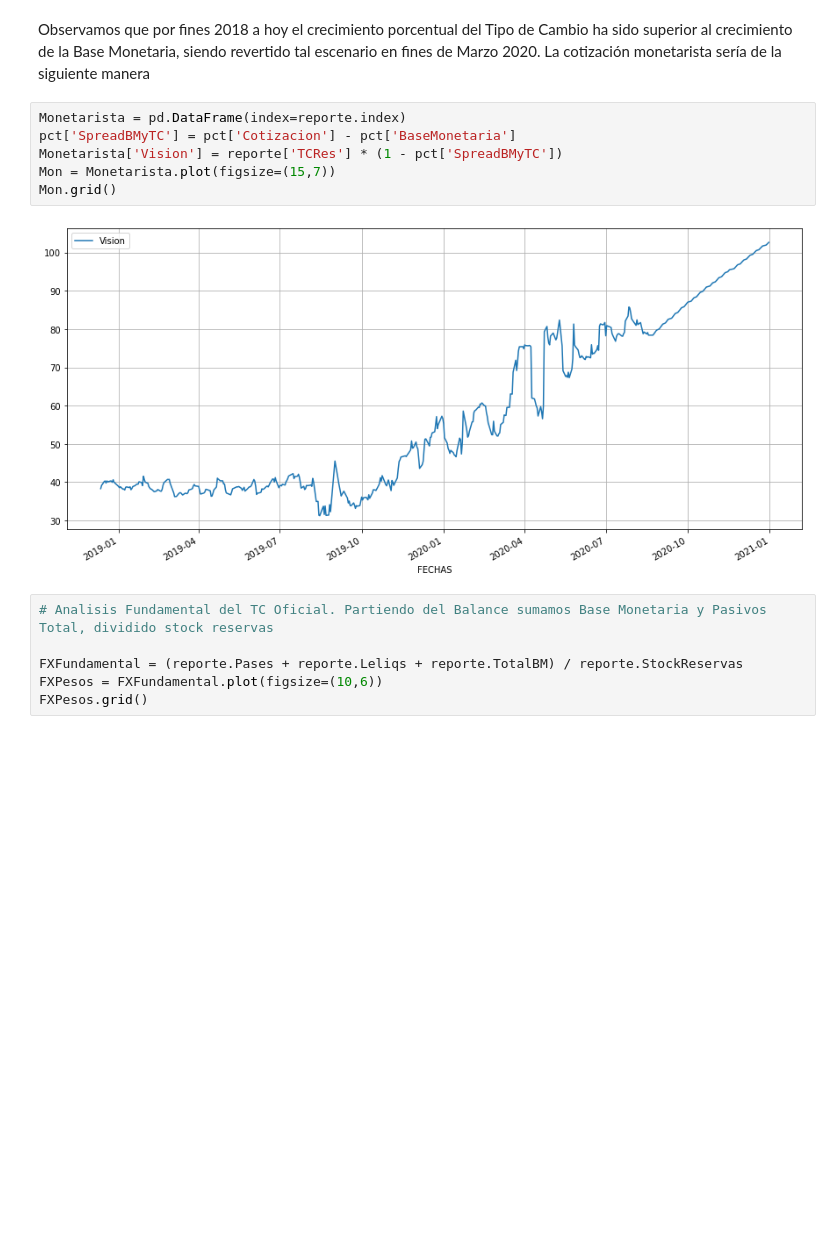
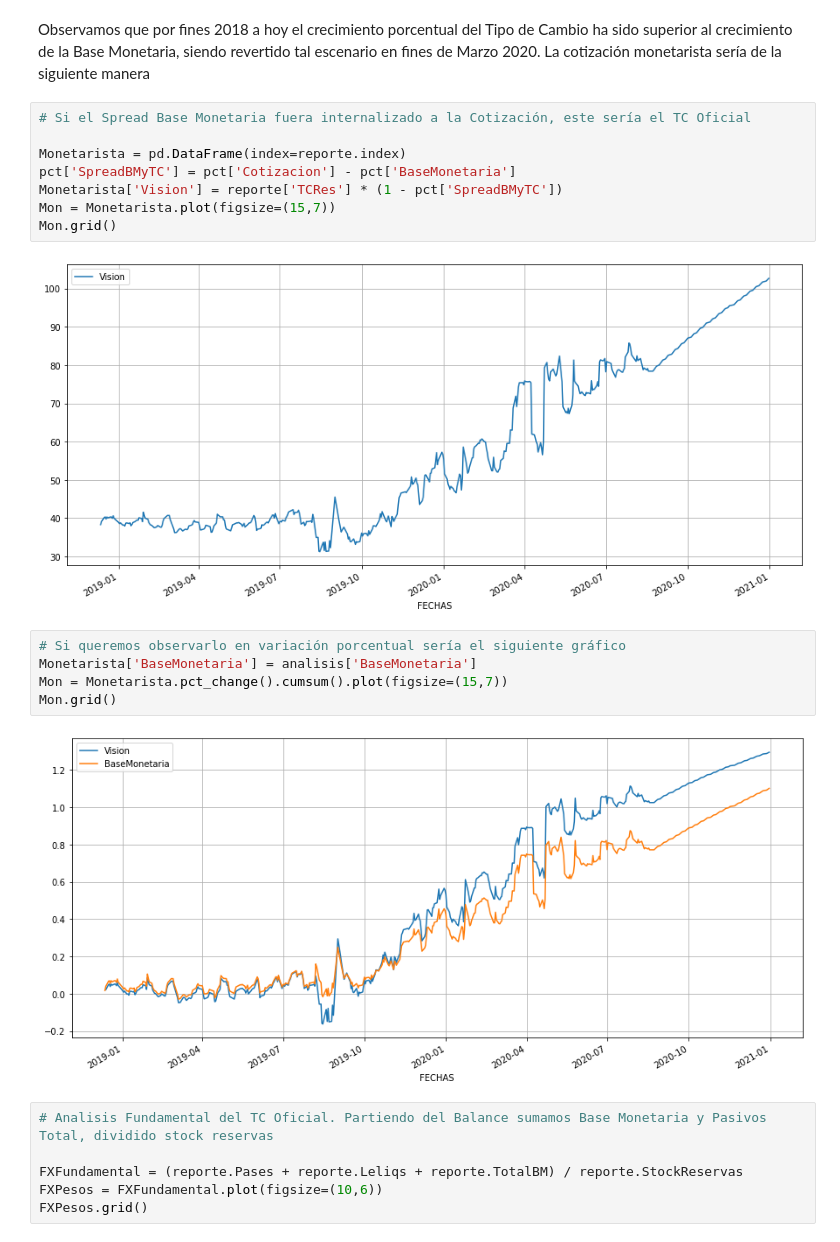
Before and after one commit to lorenzoreyes/Macroeconomic-Analysis, a Jupyter notebook: Debates Macro balance central y tasa de paridad.ipynb, the cells around one changed output. Saved outputs shown, nothing was run; the diff lists cells and outputs as text; blank space fills up the shorter version.

```diff
--- a/Debates Macro balance central y tasa de paridad.ipynb
+++ b/Debates Macro balance central y tasa de paridad.ipynb
@@ -151,6 +163,8 @@ TC.grid()
 Observamos que por fines 2018 a hoy el crecimiento porcentual del Tipo de Cambio ha sido superior al crecimiento de la Base Monetaria, siendo revertido tal escenario en fines de Marzo 2020.
 La cotización monetarista sería de la siguiente manera
 # %%
+# Si el Spread Base Monetaria fuera internalizado a la Cotización, este sería el TC Oficial
+
 Monetarista = pd.DataFrame(index=reporte.index)
 pct['SpreadBMyTC'] = pct['Cotizacion'] - pct['BaseMonetaria']
 Monetarista['Vision'] = reporte['TCRes'] * (1 - pct['SpreadBMyTC'])
@@ -158,6 +172,13 @@ Mon = Monetarista.plot(figsize=(15,7))
 Mon.grid()
 # %% [output]
 [figure]
+# %%
+# Si queremos observarlo en variación porcentual sería el siguiente gráfico
+Monetarista['BaseMonetaria'] = analisis['BaseMonetaria']
+Mon = Monetarista.pct_change().cumsum().plot(figsize=(15,7))
+Mon.grid()
+# %% [output]
+[figure, added]
 # %%
 # Analisis Fundamental del TC Oficial. Partiendo del Balance sumamos Base Monetaria y Pasivos Total, dividido stock reservas
 
```
Also changed, not shown: parts of 12 cells of this notebook.
